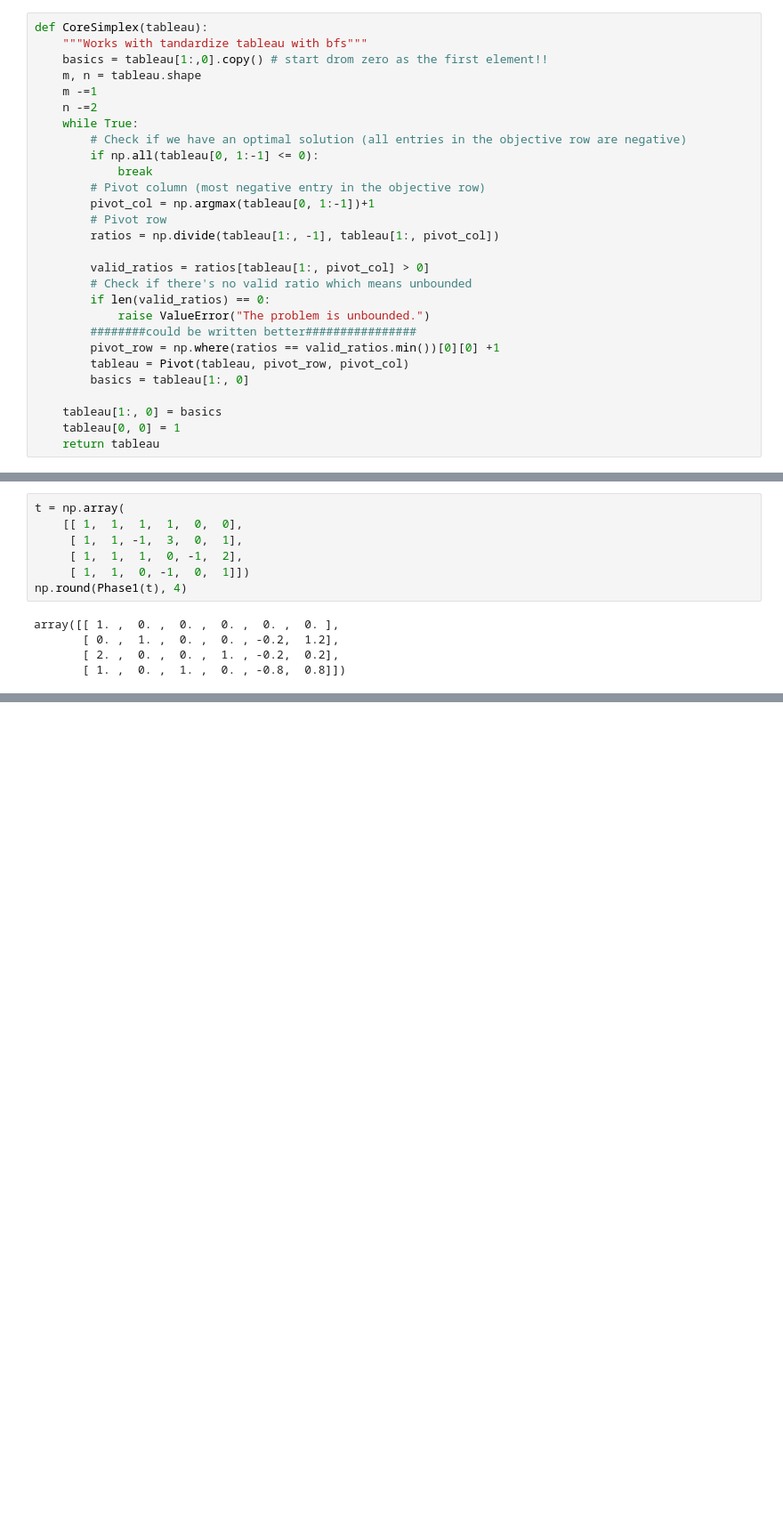
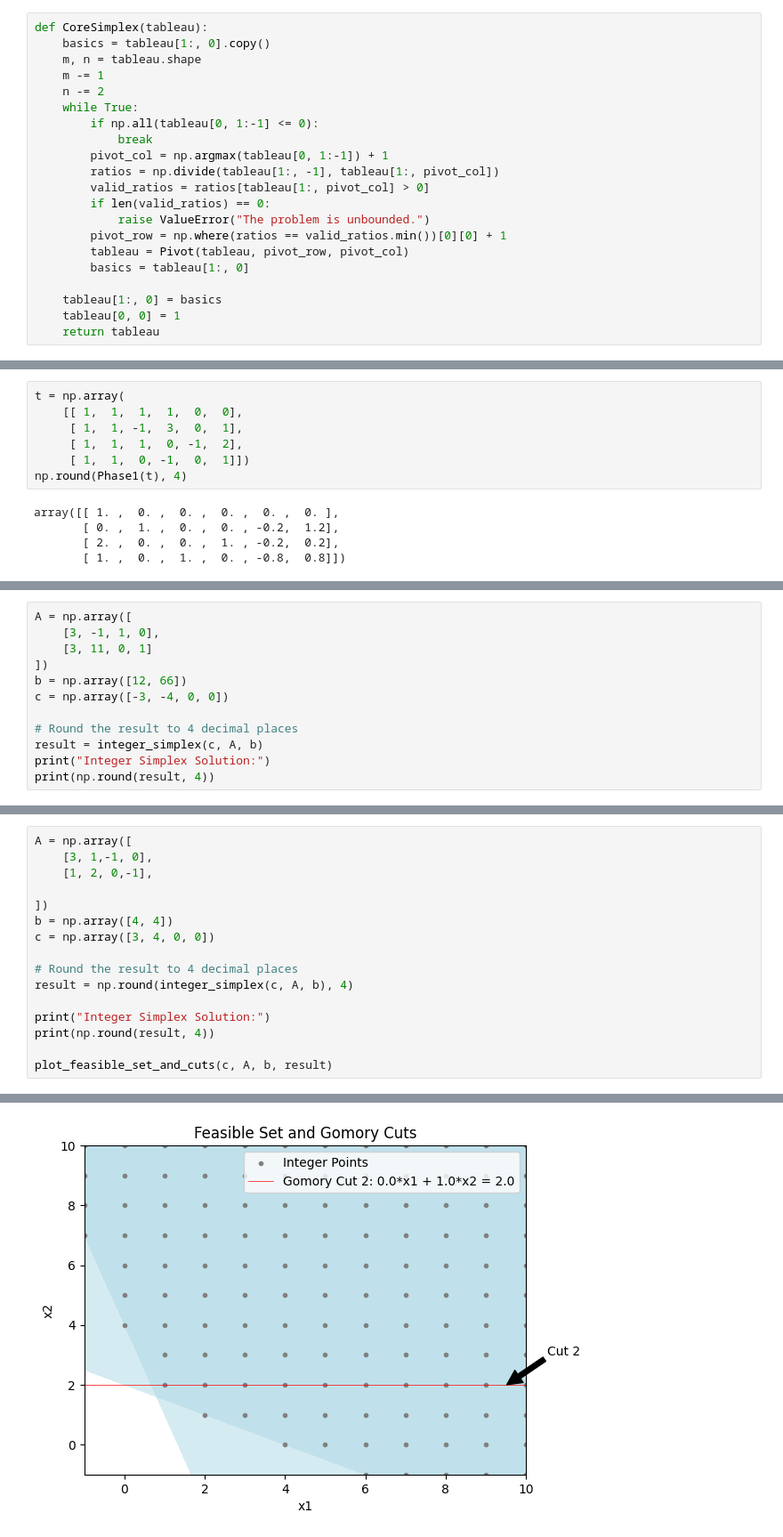
Before and after one commit to garfield-gray/Optimization, a Jupyter notebook: Convex/IntProg.ipynb, the cells around one changed output, grey strips where cells are left out. Shown: that part at 89% size. Drawn from its saved outputs; the diff is of its cells as text; blank space fills up the shorter version.

```diff
--- a/Convex/IntProg.ipynb
+++ b/Convex/IntProg.ipynb
@@ -111,26 +179,19 @@ array([[ 1,  2,  8, -1,  1,  1,  0,  0,  0, 26],
        [ 7,  3,  1,  0,  0,  1,  0,  0,  1, 18]])
 # %%
 def CoreSimplex(tableau):
-    """Works with tandardize tableau with bfs"""
-    basics = tableau[1:,0].copy() # start drom zero as the first element!!
+    basics = tableau[1:, 0].copy()
     m, n = tableau.shape
-    m -=1
-    n -=2
+    m -= 1
+    n -= 2
     while True:
-        # Check if we have an optimal solution (all entries in the objective row are negative)
         if np.all(tableau[0, 1:-1] <= 0):
             break
-        # Pivot column (most negative entry in the objective row)
-        pivot_col = np.argmax(tableau[0, 1:-1])+1
-        # Pivot row
+        pivot_col = np.argmax(tableau[0, 1:-1]) + 1
         ratios = np.divide(tableau[1:, -1], tableau[1:, pivot_col])
-
         valid_ratios = ratios[tableau[1:, pivot_col] > 0]
-        # Check if there's no valid ratio which means unbounded
         if len(valid_ratios) == 0:
             raise ValueError("The problem is unbounded.")
-        ########could be written better################
-        pivot_row = np.where(ratios == valid_ratios.min())[0][0] +1
+        pivot_row = np.where(ratios == valid_ratios.min())[0][0] + 1
         tableau = Pivot(tableau, pivot_row, pivot_col)
         basics = tableau[1:, 0]
 
@@ -308,0 +434,12 @@ array([[ 1.,  0.,  0.,  0., -1.,  0., -2., 10.],
+# %%
+A = np.array([
+    [3, -1, 1, 0],
+    [3, 11, 0, 1]
+])
+b = np.array([12, 66])
+c = np.array([-3, -4, 0, 0])
+
+# Round the result to 4 decimal places
+result = integer_simplex(c, A, b)
+print("Integer Simplex Solution:")
+print(np.round(result, 4))
@@ -308,0 +529,17 @@ array([[ 1.,  0.,  0.,  0., -1.,  0., -2., 10.],
+# %%
+A = np.array([
+    [3, 1,-1, 0],
+    [1, 2, 0,-1],
+
+])
+b = np.array([4, 4])
+c = np.array([3, 4, 0, 0])
+
+# Round the result to 4 decimal places
+result = np.round(integer_simplex(c, A, b), 4)
+
+print("Integer Simplex Solution:")
+print(np.round(result, 4))
+
+plot_feasible_set_and_cuts(c, A, b, result)
+# %% [output]
@@ -308,0 +564 @@ array([[ 1.,  0.,  0.,  0., -1.,  0., -2., 10.],
+[figure, added]
```
Also changed, not shown: parts of 37 cells of this notebook.
